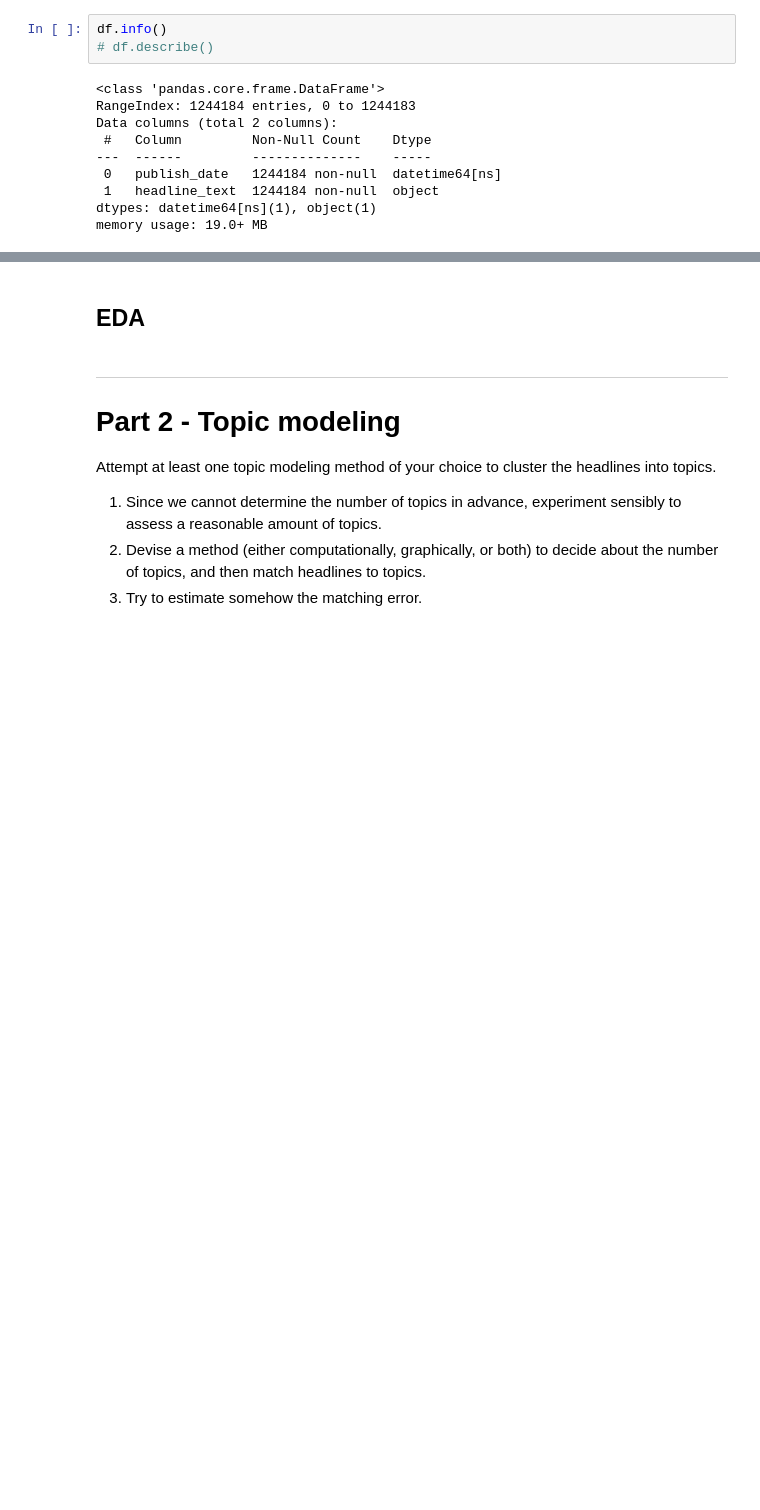
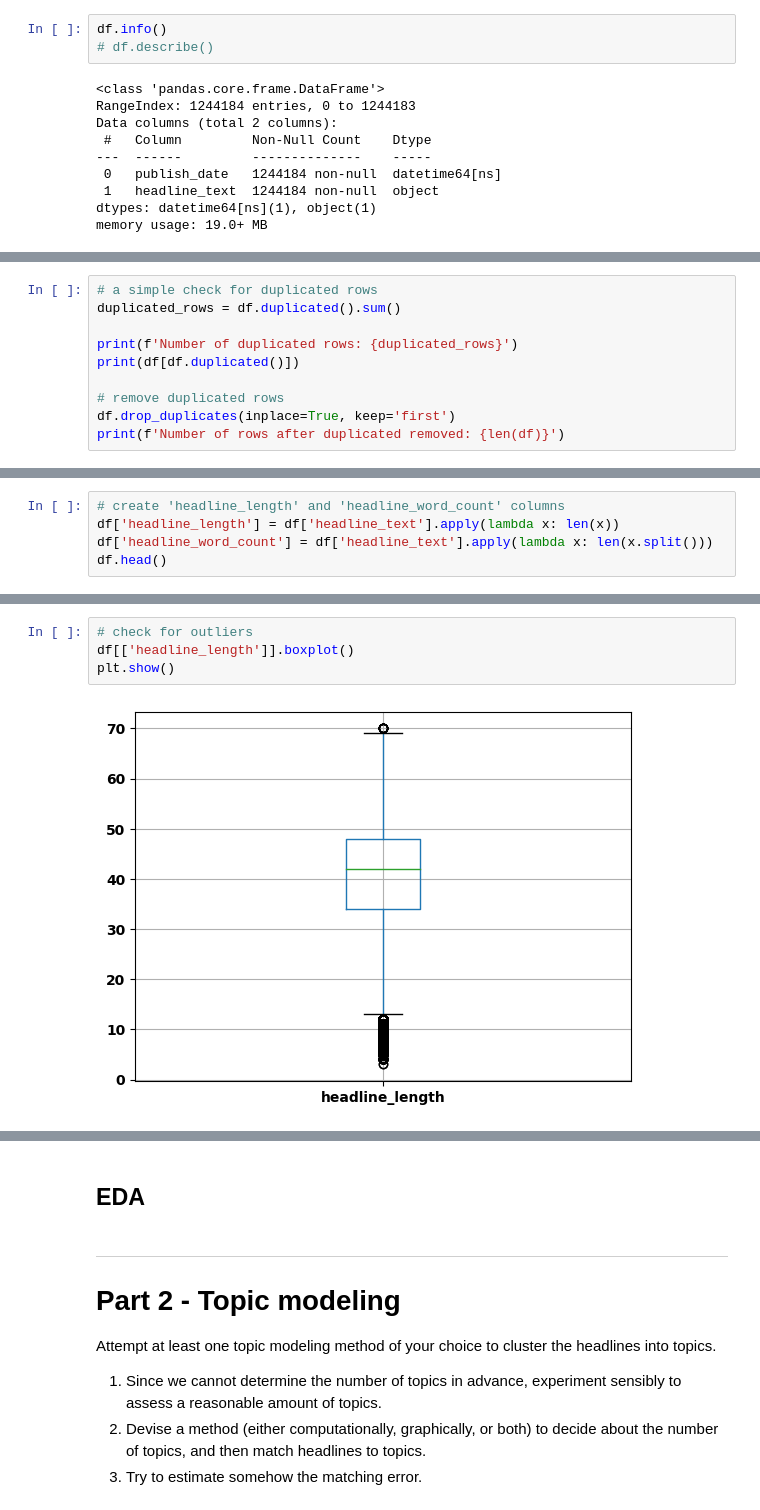
Before and after one commit to Nesher123/Topic-modeling, a Jupyter notebook: solution.ipynb, the cells around one changed output, grey strips where cells are left out. Drawn from its saved outputs; the diff is of its cells as text; blank space fills up the shorter version.

```diff
--- a/solution.ipynb
+++ b/solution.ipynb
@@ -83,0 +79,10 @@ df.duplicated().sum()
+# %%
+# a simple check for duplicated rows
+duplicated_rows = df.duplicated().sum()
+
+print(f'Number of duplicated rows: {duplicated_rows}')
+print(df[df.duplicated()])
+
+# remove duplicated rows
+df.drop_duplicates(inplace=True, keep='first')
+print(f'Number of rows after duplicated removed: {len(df)}')
@@ -83,0 +107,5 @@ df.duplicated().sum()
+# %%
+# create 'headline_length' and 'headline_word_count' columns
+df['headline_length'] = df['headline_text'].apply(lambda x: len(x))
+df['headline_word_count'] = df['headline_text'].apply(lambda x: len(x.split()))
+df.head()
@@ -83,0 +119,6 @@ df.duplicated().sum()
+# %%
+# check for outliers
+df[['headline_length']].boxplot()
+plt.show()
+# %% [output]
+[figure, added]
```
Also changed, not shown: parts of 10 cells of this notebook.
